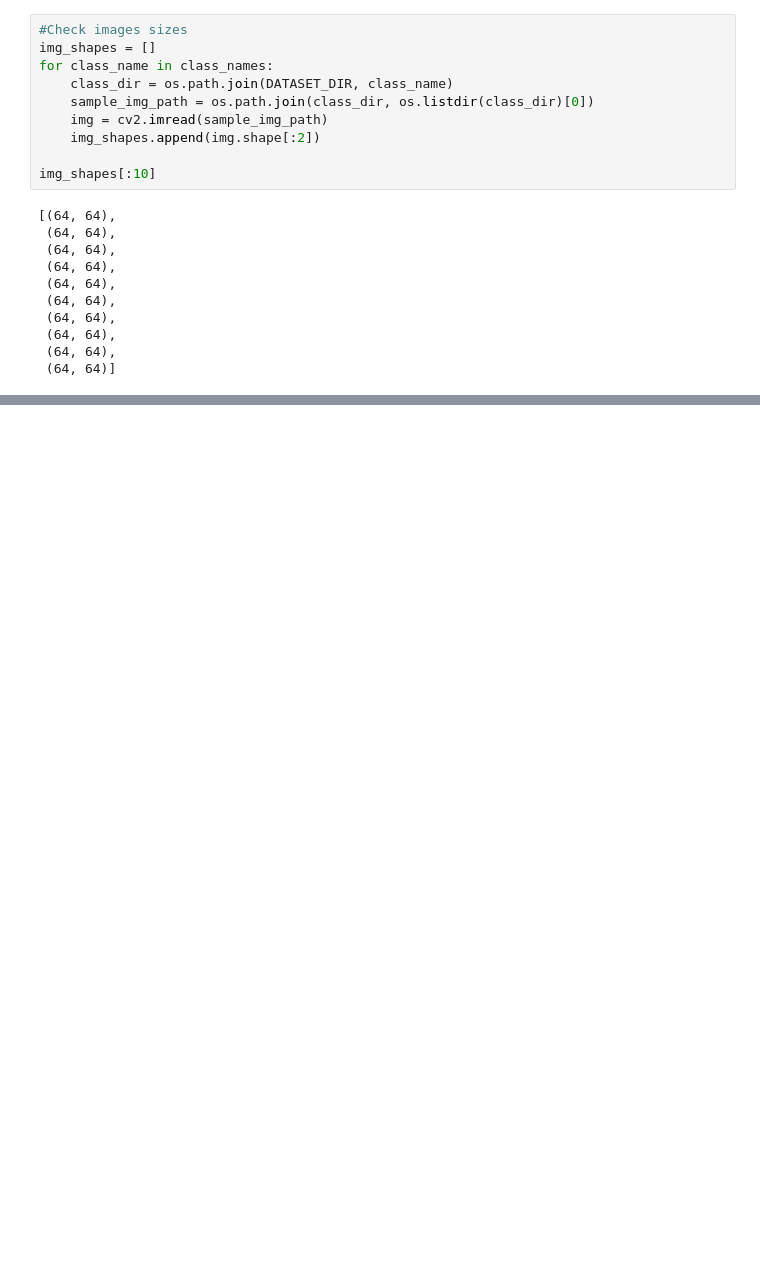
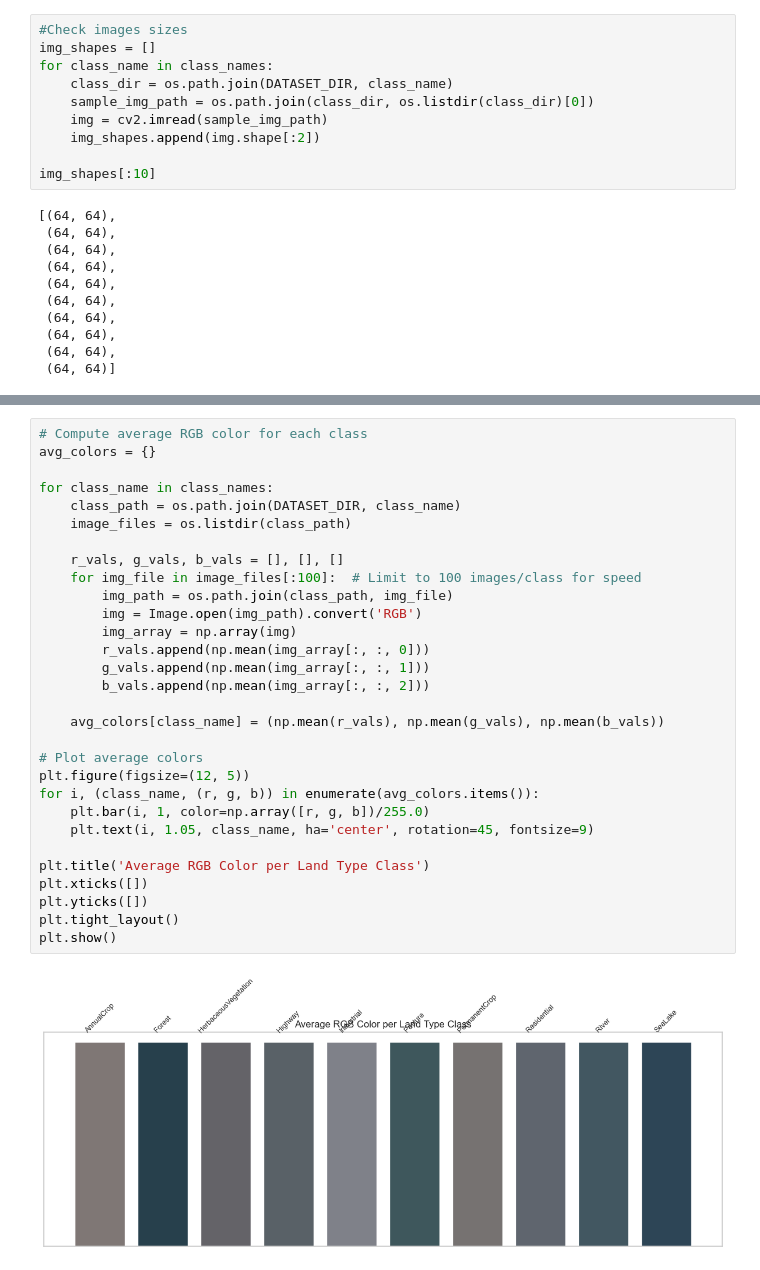
Before and after one commit to Boudy2002/LTC, a Jupyter notebook: main.ipynb, the cells around one changed output, grey strips where cells are left out. Drawn from its saved outputs; the diff is of its cells as text; blank space fills up the shorter version.

```diff
--- a/main.ipynb
+++ b/main.ipynb
@@ -360,0 +462,32 @@ Test set: (4050, 64, 64, 3), (4050,)
+# %%
+# Compute average RGB color for each class
+avg_colors = {}
+
+for class_name in class_names:
+    class_path = os.path.join(DATASET_DIR, class_name)
+    image_files = os.listdir(class_path)
+
+    r_vals, g_vals, b_vals = [], [], []
+    for img_file in image_files[:100]:  # Limit to 100 images/class for speed
+        img_path = os.path.join(class_path, img_file)
+        img = Image.open(img_path).convert('RGB')
+        img_array = np.array(img)
+        r_vals.append(np.mean(img_array[:, :, 0]))
+        g_vals.append(np.mean(img_array[:, :, 1]))
+        b_vals.append(np.mean(img_array[:, :, 2]))
+
+    avg_colors[class_name] = (np.mean(r_vals), np.mean(g_vals), np.mean(b_vals))
+
+# Plot average colors
+plt.figure(figsize=(12, 5))
+for i, (class_name, (r, g, b)) in enumerate(avg_colors.items()):
+    plt.bar(i, 1, color=np.array([r, g, b])/255.0)
+    plt.text(i, 1.05, class_name, ha='center', rotation=45, fontsize=9)
+
+plt.title('Average RGB Color per Land Type Class')
+plt.xticks([])
+plt.yticks([])
+plt.tight_layout()
+plt.show()
+# %% [output]
+[figure, added]
```
Also changed, not shown: parts of 27 cells of this notebook.
